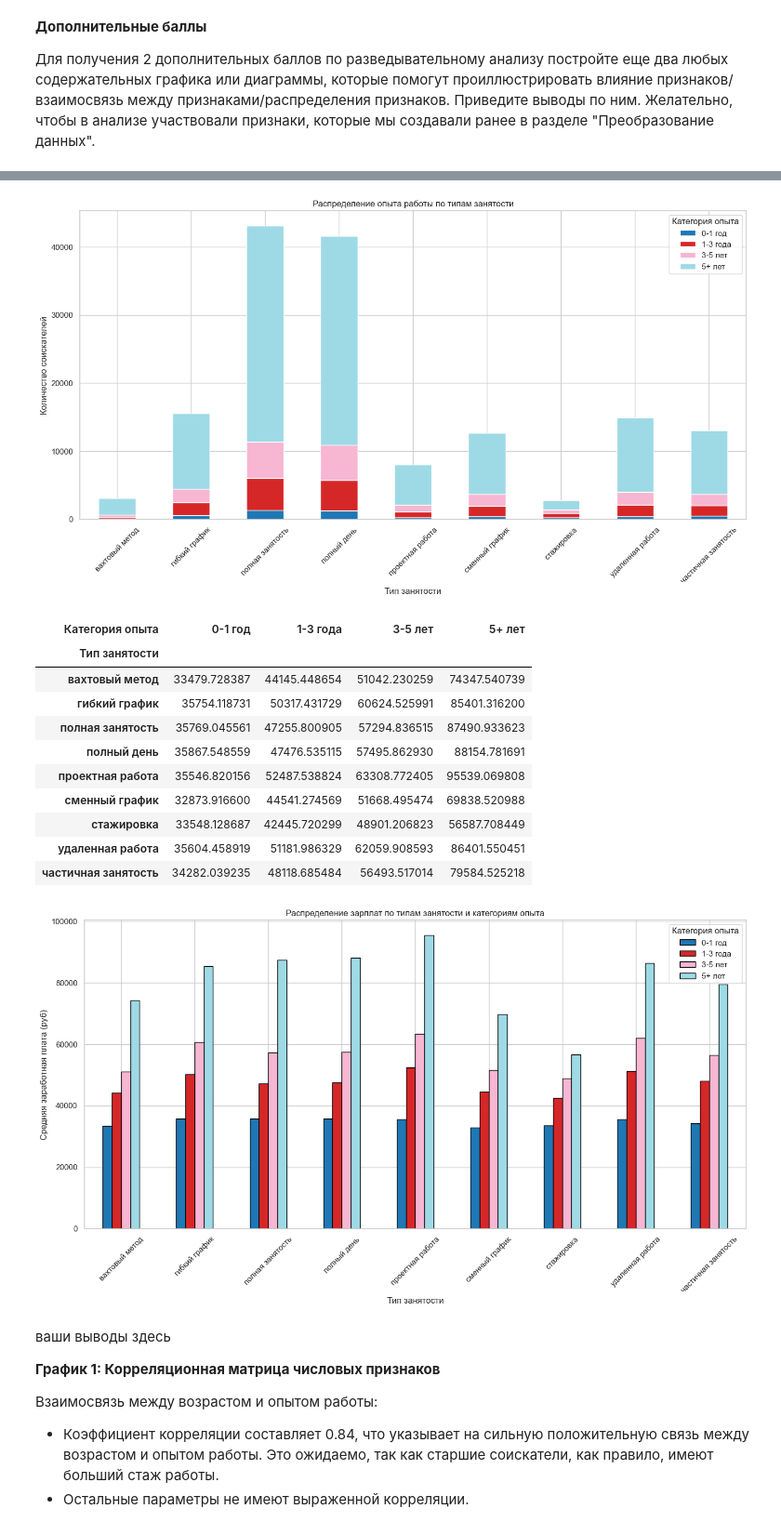
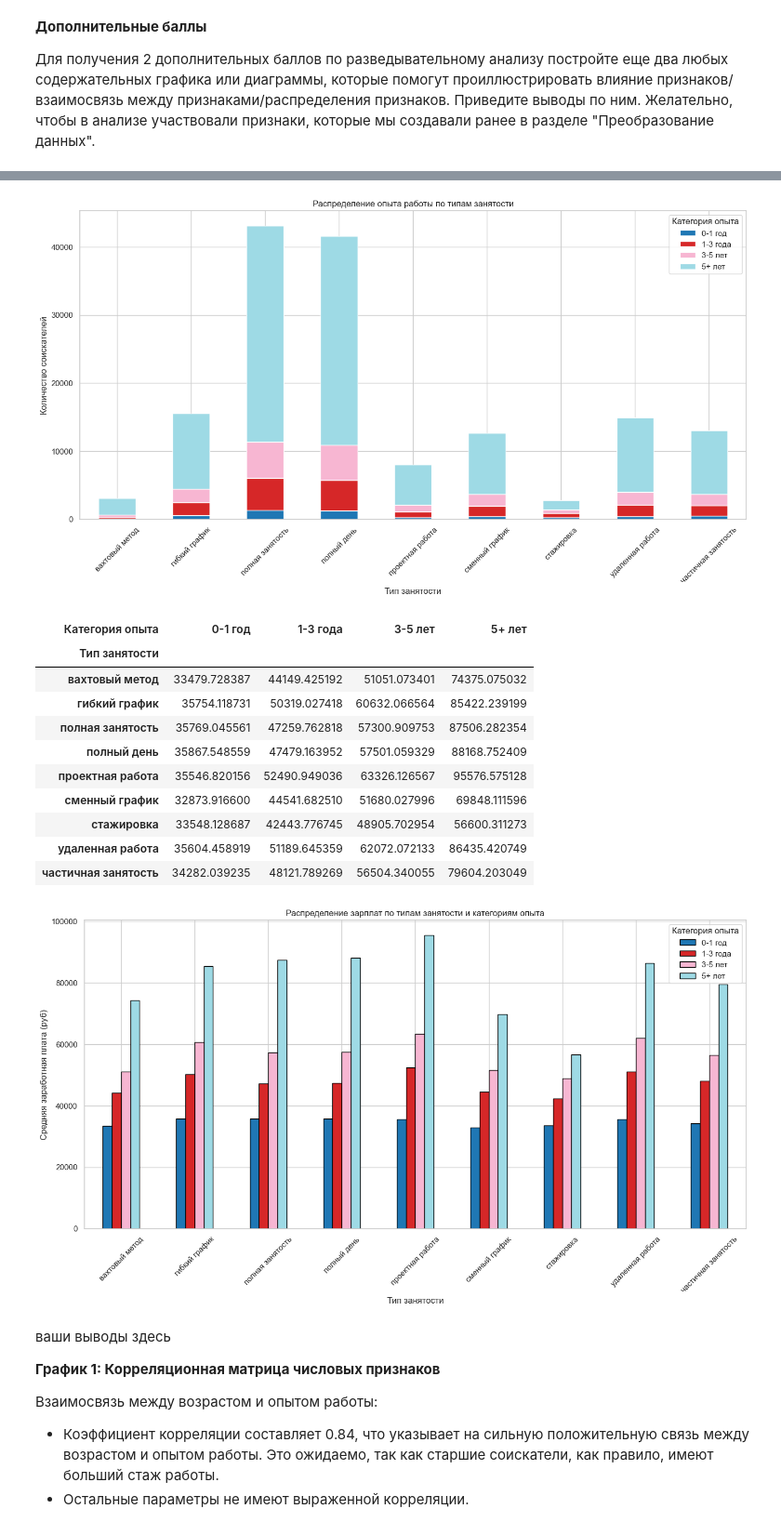
Before and after one commit to IDZorin/mipt-python-i-hw5, a Jupyter notebook: Project-1. Ноутбук-DZ.ipynb, the cells around one changed output, grey strips where cells are left out. Shown at 93% size. Drawn from its saved outputs; the diff is of its cells as text; code cells hidden in the pictures.

```diff
--- a/Project-1. Ноутбук-DZ.ipynb
+++ b/Project-1. Ноутбук-DZ.ipynb
@@ -698,9 +713,11 @@ display("--------------------------------------------")
 df_currency = pd.read_csv("ExchangeRates.csv", sep=",")
 df_currency
 
-df["Обновление резюме"] = pd.to_datetime(df["Обновление резюме"])
+df["Обновление резюме"] = pd.to_datetime(df["Обновление резюме"], dayfirst=True)
 df["Курс на дату"] = df["Обновление резюме"].dt.date
-df_currency["date"] = pd.to_datetime(df_currency["date"]).dt.date
+df_currency["date"] = pd.to_datetime(
+    df_currency["date"], format="%d/%m/%y", errors="coerce"
+).dt.date
 
 # Проверка
 display(df[["Обновление резюме", "Курс на дату"]].head())
@@ -1287,7 +1307,7 @@ employment_experience = df.melt(
 
 employment_experience = employment_experience[employment_experience["Занятость"] == 1]
 grouped = (
-    employment_experience.groupby(["Тип занятости", "Категория опыта"])
+    employment_experience.groupby(["Тип занятости", "Категория опыта"], observed=False)
     .size()
     .unstack(fill_value=0)
 )
@@ -1315,7 +1335,9 @@ employment_salary = salary_experience.melt(
 
 employment_salary = employment_salary[employment_salary["Занятость"] == 1]
 grouped_salary = (
-    employment_salary.groupby(["Тип занятости", "Категория опыта"])["ЗП (руб)"]
+    employment_salary.groupby(["Тип занятости", "Категория опыта"], observed=False)[
+        "ЗП (руб)"
+    ]
     .mean()
     .unstack()
 )
@@ -1337,27 +1359,27 @@ plt.show()
 [figure]
 | Категория опыта | 0-1 год | 1-3 года | 3-5 лет | 5+ лет |
 | Тип занятости |  |  |  |  |
 | вахтовый метод | 62 | 260 | 331 | 2423 |
 | гибкий график | 583 | 1880 | 1991 | 11060 |
 | полная занятость | 1370 | 4661 | 5355 | 31749 |
 | полный день | 1306 | 4451 | 5125 | 30694 |
 | проектная работа | 256 | 874 | 993 | 5911 |
 | сменный график | 447 | 1508 | 1776 | 8950 |
 | стажировка | 297 | 609 | 486 | 1381 |
 | удаленная работа | 458 | 1653 | 1899 | 10951 |
 | частичная занятость | 510 | 1521 | 1648 | 9390 |
 [figure]
 | Категория опыта | 0-1 год | 1-3 года | 3-5 лет | 5+ лет |
 | Тип занятости |  |  |  |  |
-| вахтовый метод | 33479.728387 | 44145.448654 | 51042.230259 | 74347.540739 |
-| гибкий график | 35754.118731 | 50317.431729 | 60624.525991 | 85401.316200 |
-| полная занятость | 35769.045561 | 47255.800905 | 57294.836515 | 87490.933623 |
-| полный день | 35867.548559 | 47476.535115 | 57495.862930 | 88154.781691 |
-| проектная работа | 35546.820156 | 52487.538824 | 63308.772405 | 95539.069808 |
-| сменный график | 32873.916600 | 44541.274569 | 51668.495474 | 69838.520988 |
-| стажировка | 33548.128687 | 42445.720299 | 48901.206823 | 56587.708449 |
-| удаленная работа | 35604.458919 | 51181.986329 | 62059.908593 | 86401.550451 |
-| частичная занятость | 34282.039235 | 48118.685484 | 56493.517014 | 79584.525218 |
+| вахтовый метод | 33479.728387 | 44149.425192 | 51051.073401 | 74375.075032 |
+| гибкий график | 35754.118731 | 50319.027418 | 60632.066564 | 85422.239199 |
+| полная занятость | 35769.045561 | 47259.762818 | 57300.909753 | 87506.282354 |
+| полный день | 35867.548559 | 47479.163952 | 57501.059329 | 88168.752409 |
+| проектная работа | 35546.820156 | 52490.949036 | 63326.126567 | 95576.575128 |
+| сменный график | 32873.916600 | 44541.682510 | 51680.027996 | 69848.111596 |
+| стажировка | 33548.128687 | 42443.776745 | 48905.702954 | 56600.311273 |
+| удаленная работа | 35604.458919 | 51189.645359 | 62072.072133 | 86435.420749 |
+| частичная занятость | 34282.039235 | 48121.789269 | 56504.340055 | 79604.203049 |
 [figure]
 # %% [markdown]
 ваши выводы здесь
```
Also changed, not shown: parts of 6 cells of this notebook.
